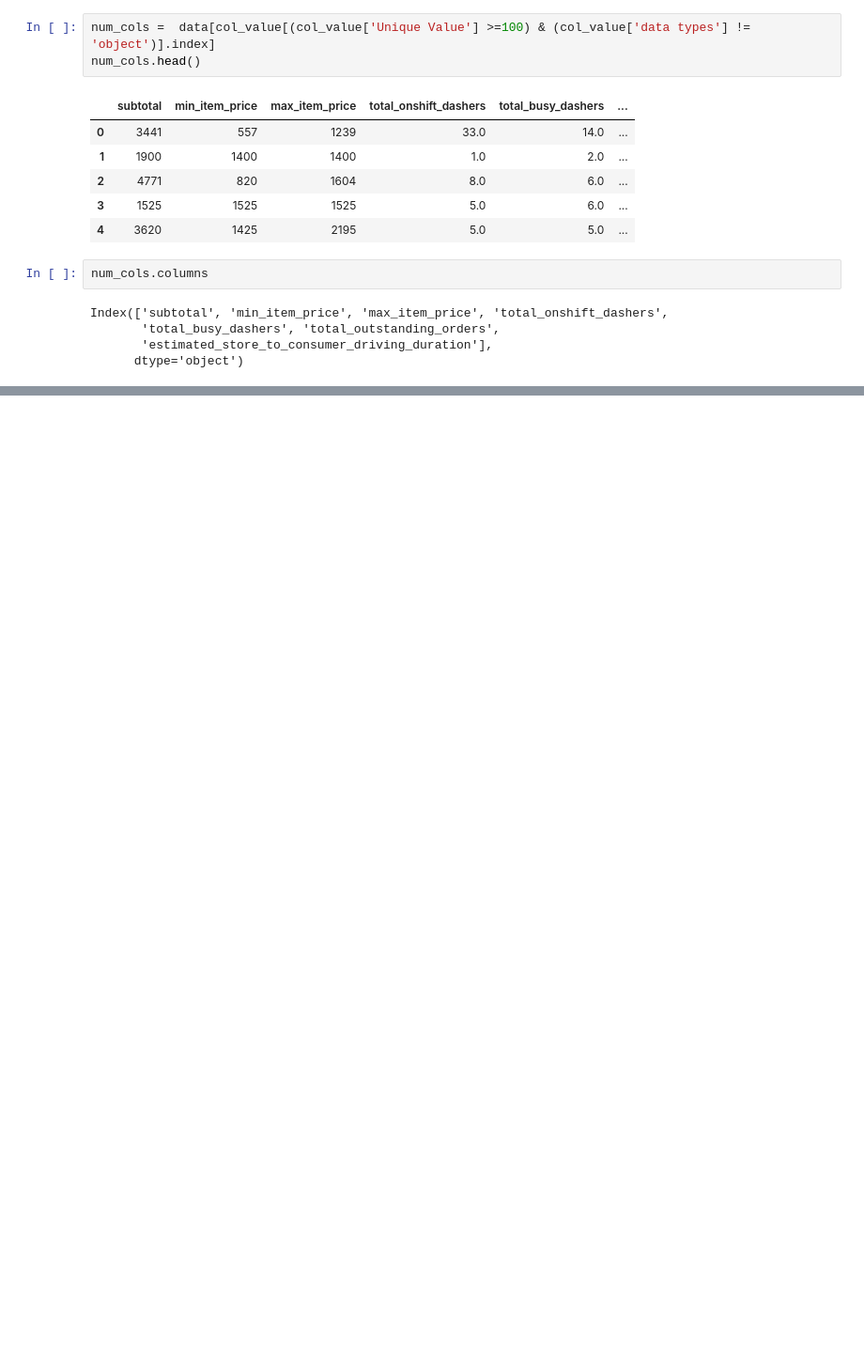
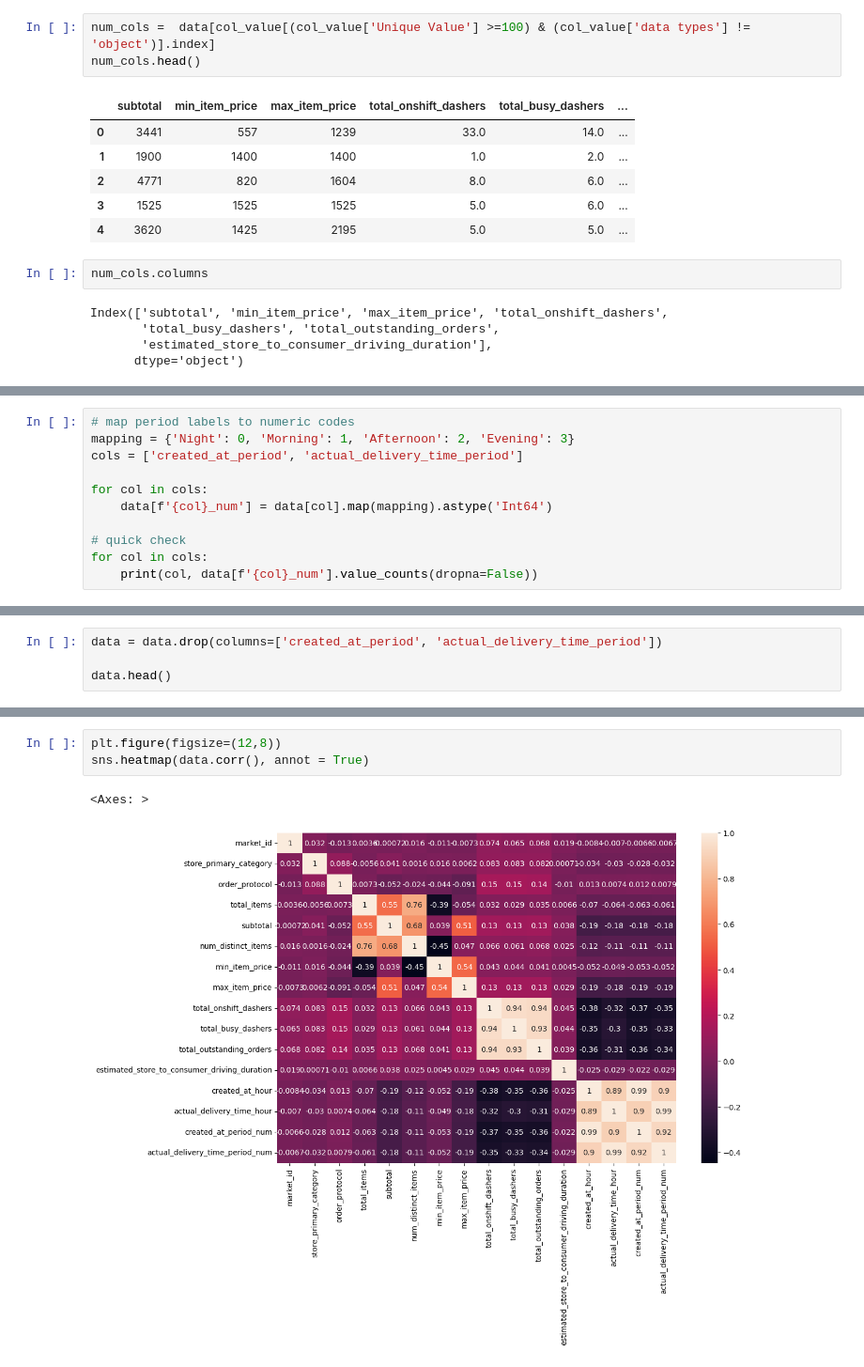
Before and after one commit to mihirshinde199/Porter-NN-regression, a Jupyter notebook: NN notebook/NN-regression.ipynb, the cells around one changed output, grey strips where cells are left out. Shown at 94% size. Saved outputs shown, nothing was run; the diff lists cells and outputs as text; blank space fills up the shorter version.

```diff
--- a/NN notebook/NN-regression.ipynb
+++ b/NN notebook/NN-regression.ipynb
@@ -195,0 +323,11 @@ plt.show()
+# %%
+# map period labels to numeric codes
+mapping = {'Night': 0, 'Morning': 1, 'Afternoon': 2, 'Evening': 3}
+cols = ['created_at_period', 'actual_delivery_time_period']
+
+for col in cols:
+    data[f'{col}_num'] = data[col].map(mapping).astype('Int64')
+
+# quick check
+for col in cols:
+    print(col, data[f'{col}_num'].value_counts(dropna=False))
@@ -195,0 +347,4 @@ plt.show()
+# %%
+data = data.drop(columns=['created_at_period', 'actual_delivery_time_period'])
+
+data.head()
@@ -195,0 +358,6 @@ plt.show()
+# %%
+plt.figure(figsize=(12,8))
+sns.heatmap(data.corr(), annot = True)
+# %% [output]
+<Axes: >
+[figure, added]
```
Also changed, not shown: parts of 36 cells of this notebook.
